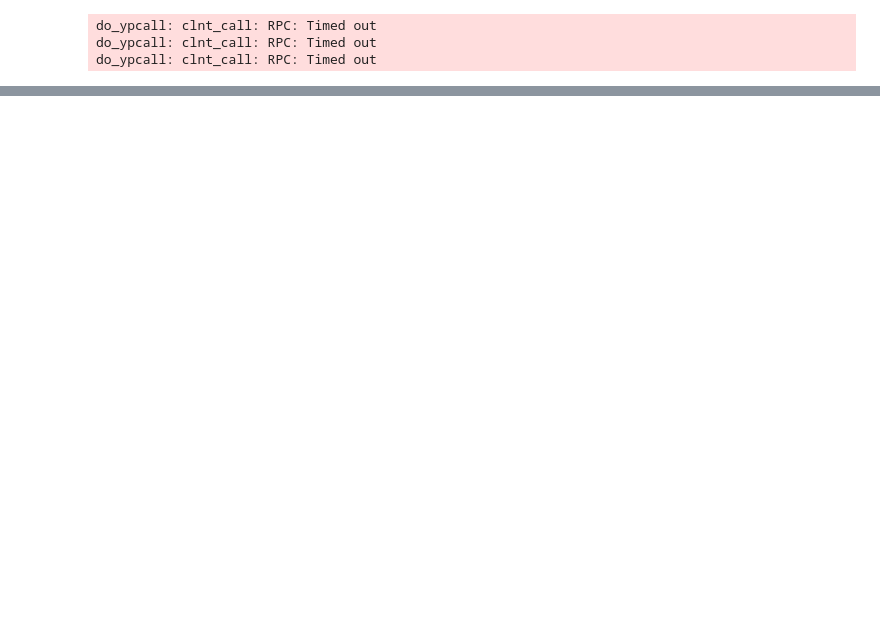
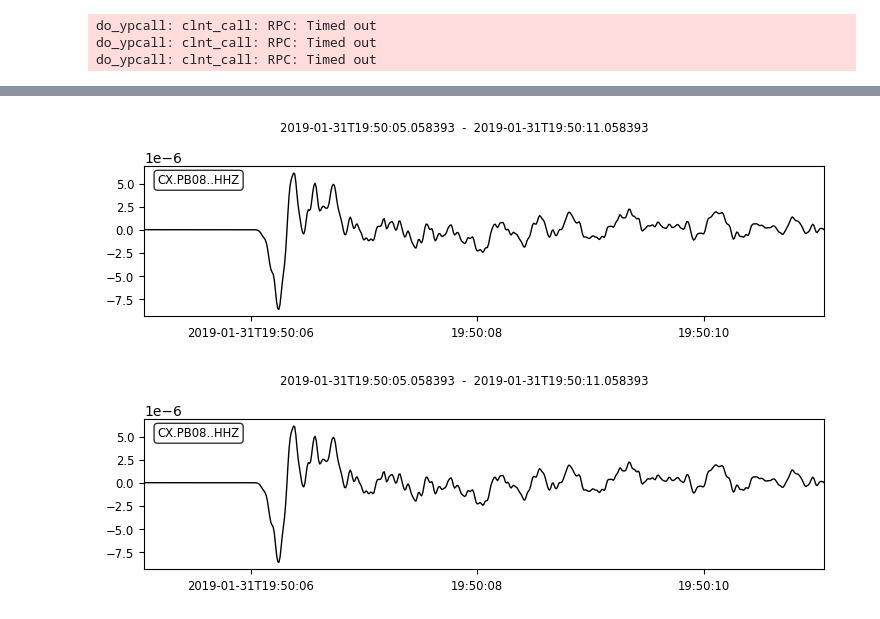
Before and after one commit to RebeccaColquhoun/seismo_det, a Jupyter notebook: code/spectrograms.ipynb, the cells around one changed output, grey strips where cells are left out. Drawn from its saved outputs; the diff is of its cells as text; code cells hidden in the pictures; blank space fills up the shorter version.

```diff
--- a/code/spectrograms.ipynb
+++ b/code/spectrograms.ipynb
@@ -299,0 +141,5 @@ data[tr_no].stats.channel[-1]
+# %%
+d.plot()
+# %% [output]
+[figure, added]
+[figure, added]
```
Also changed, not shown: parts of 45 cells of this notebook.
